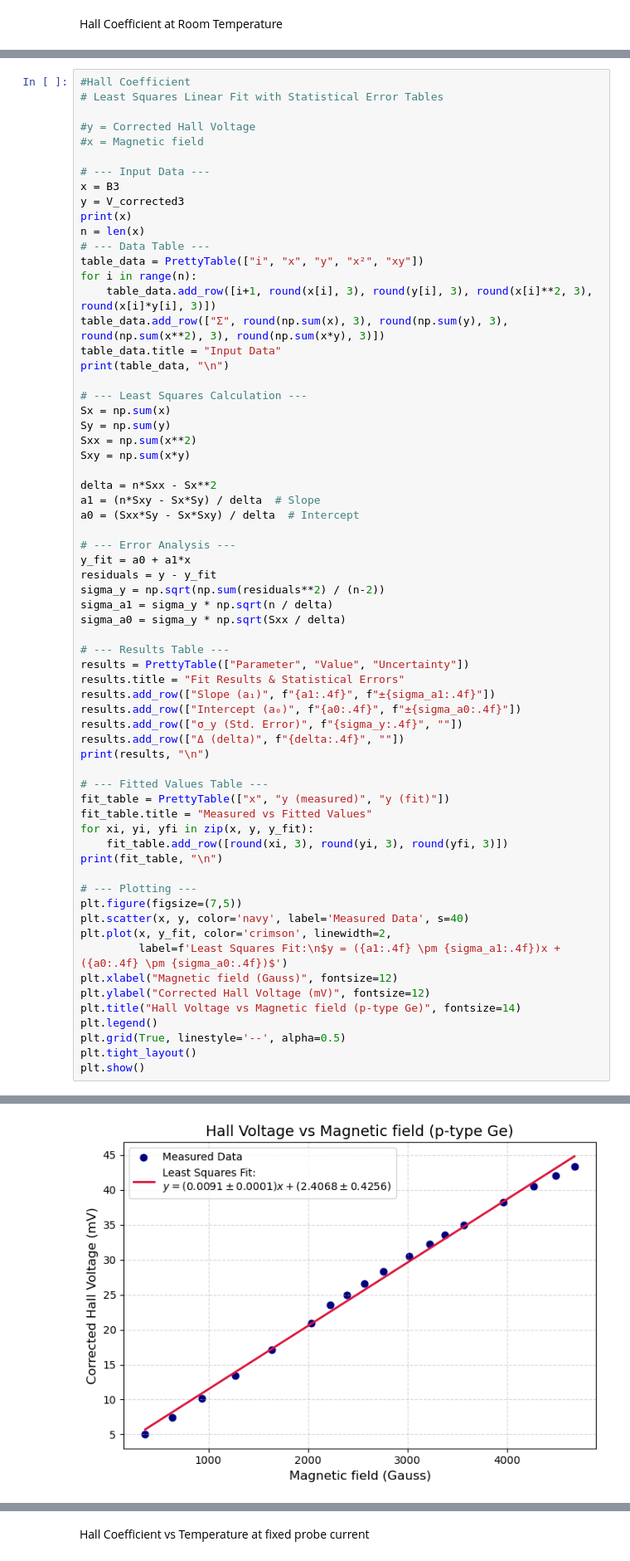
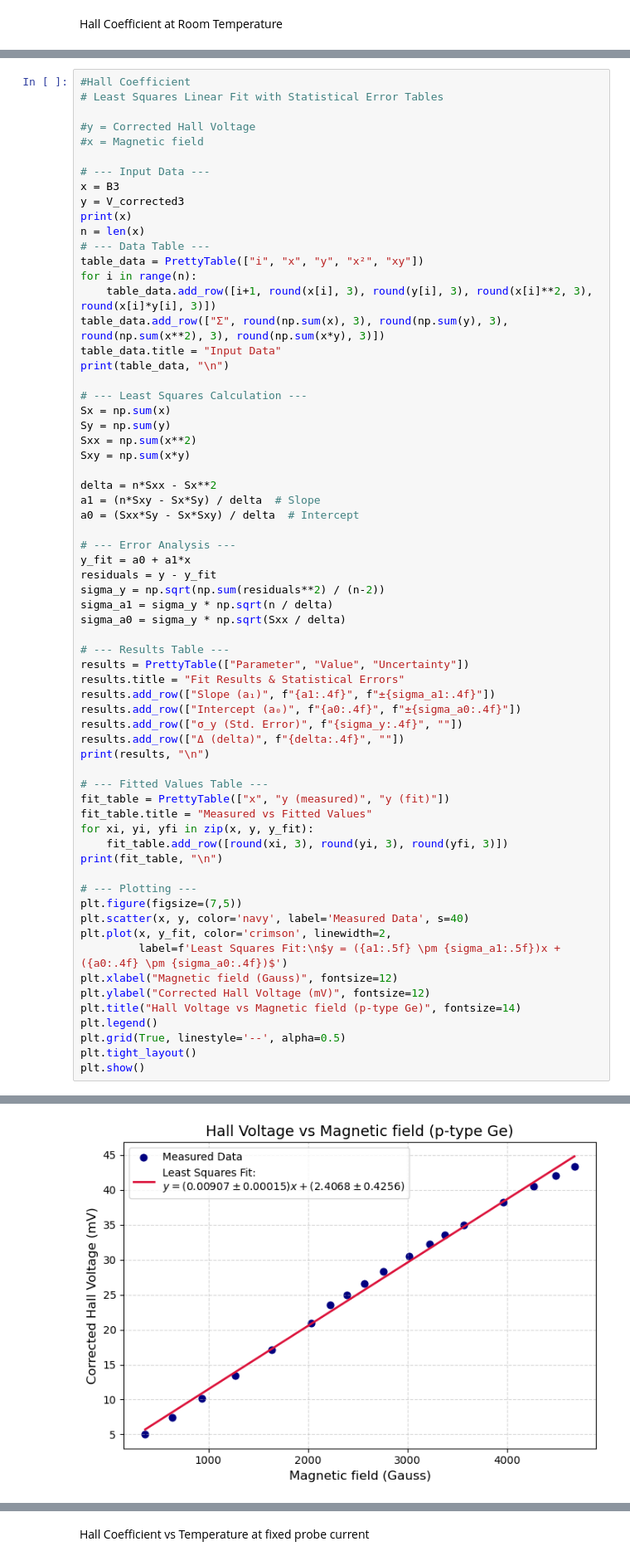
Before and after one commit to crimsonpane23/P347-Solid-State-Physics-Lab, a Jupyter notebook: 3. Hall Effect of Semiconductors/Calculations and plots.ipynb, the cells around one changed output, grey strips where cells are left out. Shown at 83% size. Saved outputs shown, nothing was run; the diff lists cells and outputs as text.

```diff
--- a/3. Hall Effect of Semiconductors/Calculations and plots.ipynb
+++ b/3. Hall Effect of Semiconductors/Calculations and plots.ipynb
@@ -379,35 +379,35 @@ print(fit_table, "\n")
 
 # --- Plotting ---
 plt.figure(figsize=(7,5))
 plt.scatter(x, y, color='navy', label='Measured Data', s=40)
 plt.plot(x, y_fit, color='crimson', linewidth=2,
-         label=f'Least Squares Fit:\n$y = ({a1:.4f} \pm {sigma_a1:.4f})x + ({a0:.4f} \pm {sigma_a0:.4f})$')
+         label=f'Least Squares Fit:\n$y = ({a1:.5f} \pm {sigma_a1:.5f})x + ({a0:.4f} \pm {sigma_a0:.4f})$')
 plt.xlabel("Magnetic field (Gauss)", fontsize=12)
 plt.ylabel("Corrected Hall Voltage (mV)", fontsize=12)
 plt.title("Hall Voltage vs Magnetic field (p-type Ge)", fontsize=14)
 plt.legend()
 plt.grid(True, linestyle='--', alpha=0.5)
 plt.tight_layout()
 plt.show()
 # %% [output]
 [ 365.  635.  936. 1269. 1634. 2030. 2220. 2395. 2569. 2759. 3013. 3219.
  3377. 3568. 3964. 4265. 4487. 4677.]
 +------------------------------------------------+
 |                   Input Data                   |
 +----+---------+-------+-------------+-----------+
 | i  |    x    |   y   |      x²     |     xy    |
 +----+---------+-------+-------------+-----------+
 | 1  |  365.0  |  5.0  |   133225.0  |   1825.0  |
 | 2  |  635.0  |  7.4  |   403225.0  |   4699.0  |
 | 3  |  936.0  |  10.2 |   876096.0  |   9547.2  |
 | 4  |  1269.0 |  13.4 |  1610361.0  |  17004.6  |
 | 5  |  1634.0 |  17.1 |  2669956.0  |  27941.4  |
 ... (47 lines left out)
 | 4265.0 |     40.5     |  41.083 |
 | 4487.0 |     42.1     |  43.097 |
 | 4677.0 |     43.4     |  44.82  |
 +--------+--------------+---------+
-[figure, old version]
+[figure, new version]
 # %%
 #Observations at room temperature
 #n-type Si
```
Also changed, not shown: parts of 6 cells of this notebook, 1 other file.
